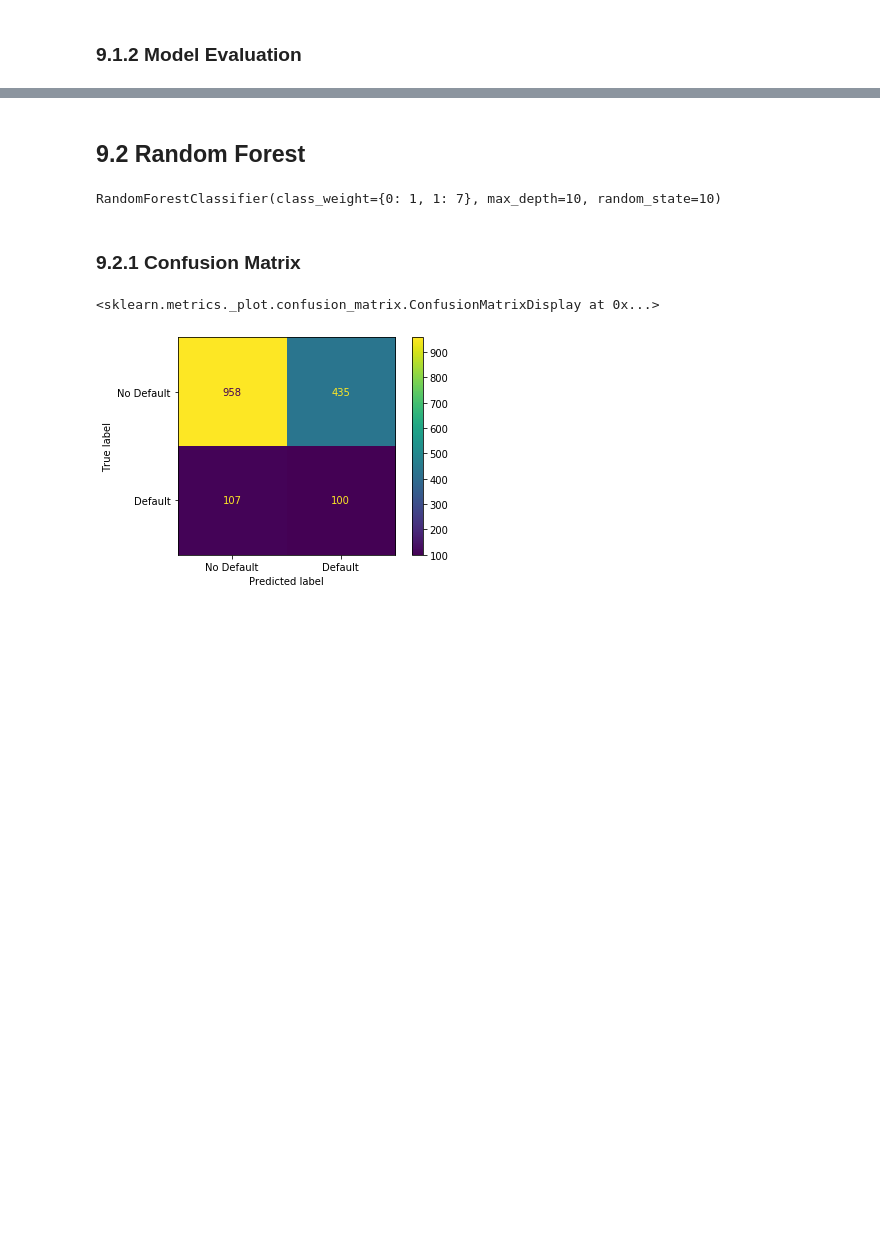
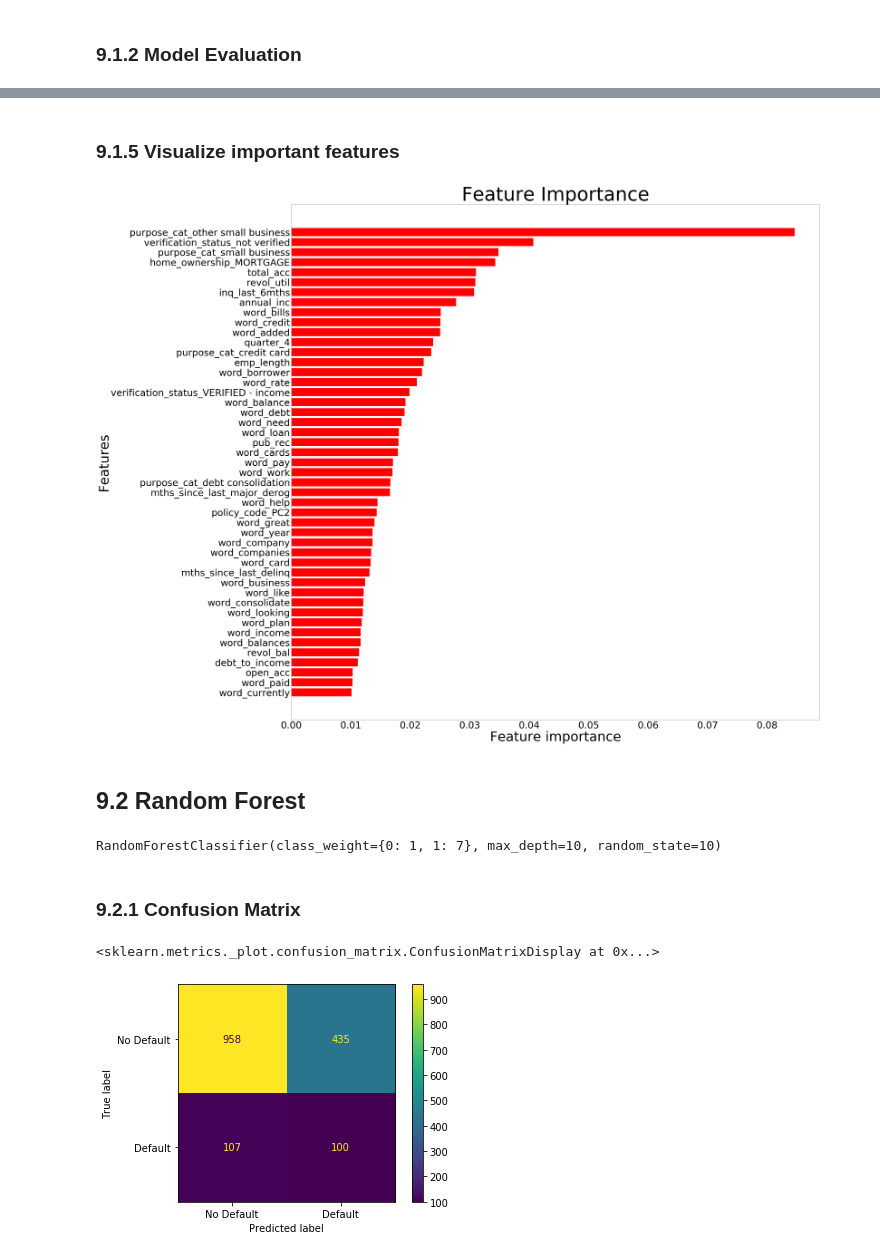
Before and after one commit to NikhilSawal/data_science_case_studies, a Jupyter notebook: datarobot/solution.ipynb, the cells around one changed output, grey strips where cells are left out. Cells and saved outputs as stored; diff of their text form; code cells hidden in the pictures; blank space fills up the shorter version.

Commit message:
Adds feature importance to solutions

```diff
--- a/datarobot/solution.ipynb
+++ b/datarobot/solution.ipynb
@@ -412,0 +522,5 @@ Specificity:  0.6444572085008615
+# %%
+# Index of text and categorical features - Without Stemming
+text_feature = [3126, 3768, 3772, 3978, 4093, 4254, 4365, 4372, 4814, 4815, 4994, 5242, 5330, 5428, 7207, 7411, 7738, 8462, 8533, 8594, 9288, 9746, 9849, 10061, 10628, 13486, 13585]
+numerical_features = [112, 113, 114, 116, 117, 118, 119, 120, 121, 122, 124]
+categorical_feature = [14, 18, 20, 22, 23, 29, 30, 81, 88]
@@ -412,0 +585,15 @@ Specificity:  0.6444572085008615
+# %%
+# Important numerical feature name
+num_features = ['emp_length', 'annual_inc', 'debt_to_income',
+                'delinq_2yrs','inq_last_6mths', 'open_acc',
+                'pub_rec', 'revol_bal', 'revol_util', 'total_acc',
+                'mths_since_last_major_derog', 'mths_since_last_record',
+                'mths_since_last_delinq']
+
+imp_numerical_features = []
+for i, j in enumerate(num_features):
+    if i+112 in numerical_features:
+        imp_numerical_features.append(j)
+
+print('Important numerical features: \n')
+imp_numerical_features
@@ -412,0 +613,25 @@ Specificity:  0.6444572085008615
+# %% [markdown]
+### 9.1.5 Visualize important features
+# %%
+feature_names = imp_categorical_features + imp_numerical_features + imp_text_features
+
+feature_dat = {'Index': feature_index,
+               'Feature_Name': feature_names,
+               'Feature_imp': feature_importance}
+
+feature_imp_df = pd.DataFrame(feature_dat)
+feature_imp_df = feature_imp_df.sort_values('Feature_imp', ascending=True)
+# %%
+fig, ax = plt.subplots()
+fig.set_figheight(50)
+fig.set_figwidth(50)
+plt.title('Feature Importance', fontsize=100)
+plt.barh(feature_imp_df['Feature_Name'], feature_imp_df['Feature_imp'],
+         color='red')
+plt.xticks(fontsize=50)
+plt.yticks(fontsize=50)
+plt.xlabel("Feature importance", fontsize=70)
+plt.ylabel("Features", fontsize=70)
+plt.show()
+# %% [output]
+[figure, added]
```
Also changed, not shown: parts of 23 cells of this notebook, 1 other file.
